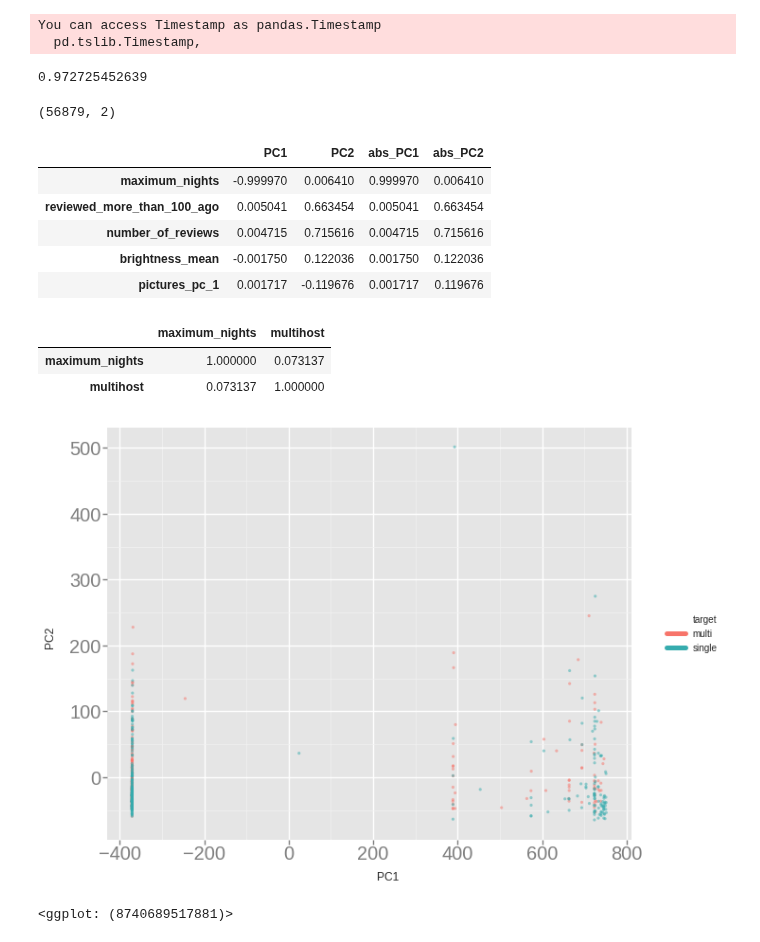
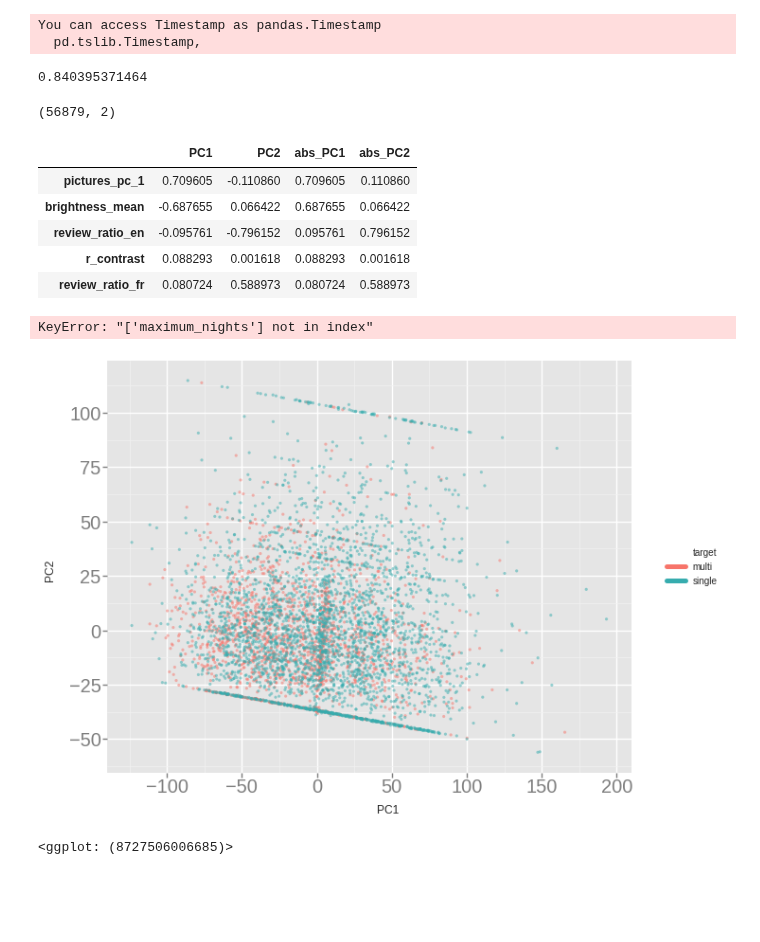
Before and after one commit to clementlefevre/udacity_ML, a Jupyter notebook: capstone_project/src/python/Model selection - All cities.ipynb, the cells around one changed output. Cells and saved outputs as stored; diff of their text form; code cells hidden in the pictures; blank space fills up the shorter version.

```diff
--- a/capstone_project/src/python/Model selection - All cities.ipynb
+++ b/capstone_project/src/python/Model selection - All cities.ipynb
@@ -74,5 +74,5 @@ df.shape
 # %%
-df=df[['multihost']+ all_features]
+df=df[['multihost']+ features_RLR]
 # %%
 df.shape
 # %% [output]
@@ -338,7 +337,7 @@ make_roc('test',clf,y_test,X_test)
 from sklearn.decomposition import PCA
 # %%
 pca =PCA(n_components=2)
-reduced_data = pca.fit_transform(df[all_features])
+reduced_data = pca.fit_transform(df[features_RLR])
 kmeans = KMeans(init='k-means++', n_clusters=len(y.unique()), n_init=10)
 kmeans.fit(X)
 # %% [output]
@@ -351,13 +350,13 @@ from ggplot import *
 You can access Timestamp as pandas.Timestamp
   pd.tslib.Timestamp,
 # %%
-all_features = [f for f in all_features if 'distance_to_center' not in f]
+all_features = [f for f in features_RLR if 'distance_to_center' not in f]
 # %%
 df_pca = pd.DataFrame(pca.fit_transform(df[all_features]),columns=['PC1','PC2'])
 df_pca_components =pd.DataFrame(pca.components_,columns=df[all_features].columns,index = ['PC1','PC2']).transpose()
 print pca.explained_variance_ratio_.sum()
 # %% [output]
-0.972725452639
+0.840395371464
 # %%
 df_pca.shape
 # %% [output]
@@ -367,23 +366,21 @@ df_pca_components[['abs_PC1','abs_PC2']] = np.abs(df_pca_components[['PC1','PC2'
 df_pca_components.sort_values(by='abs_PC1',ascending=False).head()
 # %% [output]
 |  | PC1 | PC2 | abs_PC1 | abs_PC2 |
-| maximum_nights | -0.999970 | 0.006410 | 0.999970 | 0.006410 |
-| reviewed_more_than_100_ago | 0.005041 | 0.663454 | 0.005041 | 0.663454 |
-| number_of_reviews | 0.004715 | 0.715616 | 0.004715 | 0.715616 |
-| brightness_mean | -0.001750 | 0.122036 | 0.001750 | 0.122036 |
-| pictures_pc_1 | 0.001717 | -0.119676 | 0.001717 | 0.119676 |
+| pictures_pc_1 | 0.709605 | -0.110860 | 0.709605 | 0.110860 |
+| brightness_mean | -0.687655 | 0.066422 | 0.687655 | 0.066422 |
+| review_ratio_en | -0.095761 | -0.796152 | 0.095761 | 0.796152 |
+| r_contrast | 0.088293 | 0.001618 | 0.088293 | 0.001618 |
+| review_ratio_fr | 0.080724 | 0.588973 | 0.080724 | 0.588973 |
 # %%
 df[['PC1','PC2']] = df_pca[['PC1','PC2']]
 # %%
 df[['maximum_nights','multihost']].corr()
 # %% [output]
-|  | maximum_nights | multihost |
-| maximum_nights | 1.000000 | 0.073137 |
-| multihost | 0.073137 | 1.000000 |
+KeyError: "['maximum_nights'] not in index"
 # %%
-df_sample = df.sample(n=500)
+df_sample = df.sample(n=5000)
 df_sample['target']=np.where(df_sample.multihost==0,'single','multi')
 ggplot(df_sample,aes('PC1','PC2',color='target'))+geom_point(size=10,alpha=.5)
 # %% [output]
-[figure, old version]
+[figure, new version]
-<ggplot: (8740689517881)>
+<ggplot: (8727506006685)>
```
Also changed, not shown: parts of 10 cells of this notebook, 25 other files.
